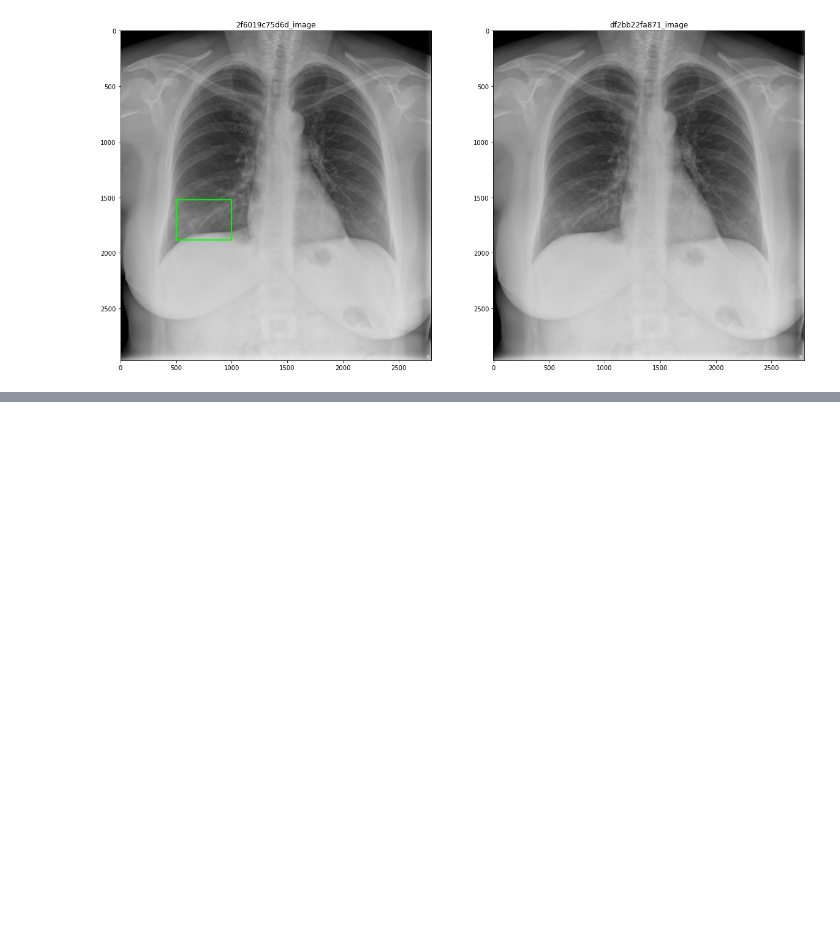
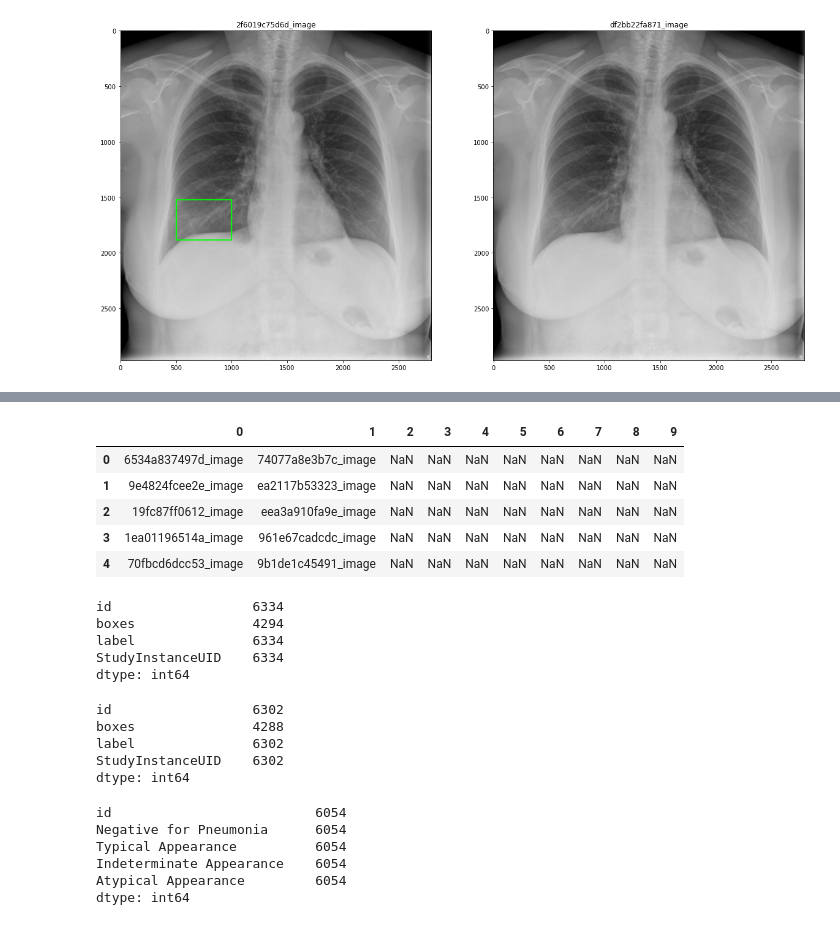
Before and after one commit to RobertoFigueroa/SIIM-Project, a Jupyter notebook: DuplicateImages.ipynb, the cells around one changed output, grey strips where cells are left out. Saved outputs shown, nothing was run; the diff lists cells and outputs as text; code cells hidden in the pictures; blank space fills up the shorter version.

Commit message:
[ADD] handle image & study duplicates, csv files with no duplicates were added

```diff
--- a/DuplicateImages.ipynb
+++ b/DuplicateImages.ipynb
@@ -308,0 +392,13 @@ Unique study labels:  1
+# %%
+df_image = pd.read_csv('./train_image_level.csv')
+df_study = pd.read_csv('./train_study_level.csv')
+df_dupicates = pd.read_csv('./duplicates.csv', header = None, names=range(10))
+# %%
+df_dupicates.head()
+# %% [output]
+|  | 0 | 1 | 2 | 3 | 4 | 5 | 6 | 7 | 8 | 9 |
+| 0 | 6534a837497d_image | 74077a8e3b7c_image | NaN | NaN | NaN | NaN | NaN | NaN | NaN | NaN |
+| 1 | 9e4824fcee2e_image | ea2117b53323_image | NaN | NaN | NaN | NaN | NaN | NaN | NaN | NaN |
+| 2 | 19fc87ff0612_image | eea3a910fa9e_image | NaN | NaN | NaN | NaN | NaN | NaN | NaN | NaN |
+| 3 | 1ea01196514a_image | 961e67cadcdc_image | NaN | NaN | NaN | NaN | NaN | NaN | NaN | NaN |
+| 4 | 70fbcd6dcc53_image | 9b1de1c45491_image | NaN | NaN | NaN | NaN | NaN | NaN | NaN | NaN |
@@ -308,0 +413,28 @@ Unique study labels:  1
+# %%
+duplicates_study_list = image_duplicates.StudyInstanceUID+'_study'
+df_image.count()
+# %% [output]
+id                  6334
+boxes               4294
+label               6334
+StudyInstanceUID    6334
+dtype: int64
+# %%
+df_image=df_image.query("id not in @duplicates_list")
+df_image.count()
+# %% [output]
+id                  6302
+boxes               4288
+label               6302
+StudyInstanceUID    6302
+dtype: int64
+# %%
+study_duplicates=df_study[df_study.id.isin(duplicates_study_list)]
+df_study.count()
+# %% [output]
+id                          6054
+Negative for Pneumonia      6054
+Typical Appearance          6054
+Indeterminate Appearance    6054
+Atypical Appearance         6054
+dtype: int64
```
Also changed, not shown: parts of 19 cells of this notebook, 7 other files.
